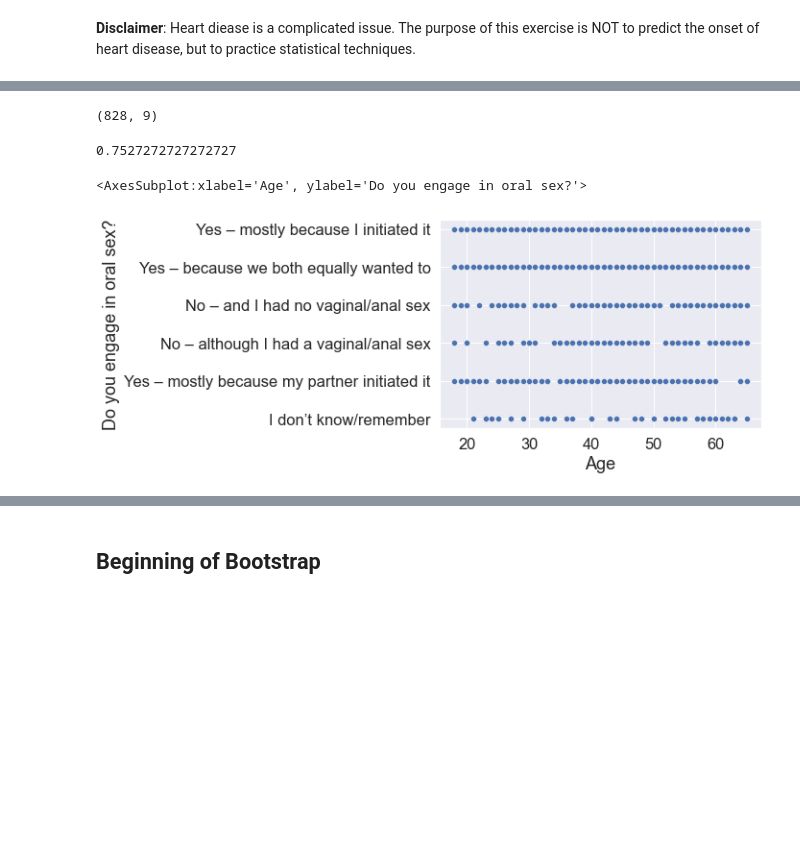
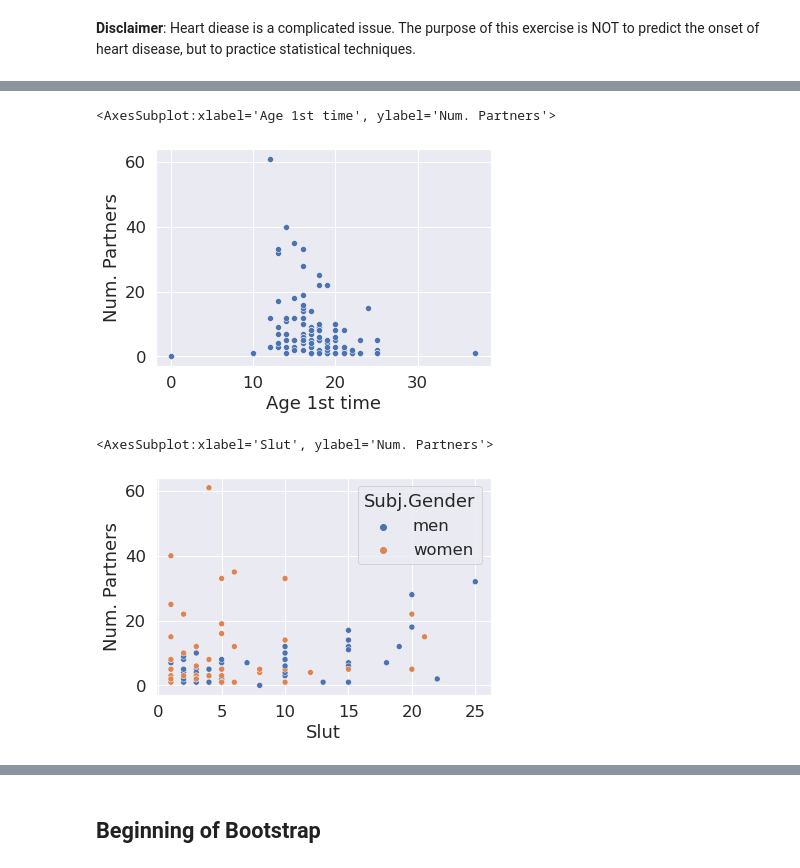
Before and after one commit to ml3ngineer/sampling_with_replacement, a Jupyter notebook: bootstrap/example.ipynb, the cells around one changed output, grey strips where cells are left out. Cells and saved outputs as stored; diff of their text form; code cells hidden in the pictures; blank space fills up the shorter version.

```diff
--- a/bootstrap/example.ipynb
+++ b/bootstrap/example.ipynb
@@ -78,13 +142,10 @@ df.shape
-# %%
-df[(df["Do you engage in oral sex?"] != "I don’t know/remember") & (df["Do you engage in oral sex?"] != "No – although I had a vaginal/anal sex") & (df["Do you engage in oral sex?"] != "No – and I had no vaginal/anal sex")].shape
-# %% [output]
-(828, 9)
-# %%
-828 / 1100
-# %% [output]
-0.7527272727272727
 # %%
-sns.scatterplot(data=df, x="Age", y="Do you engage in oral sex?")
+sns.scatterplot(data=df, x="Age 1st time", y="Num. Partners")
 # %% [output]
-<AxesSubplot:xlabel='Age', ylabel='Do you engage in oral sex?'>
+<AxesSubplot:xlabel='Age 1st time', ylabel='Num. Partners'>
-[figure, old version]
+[figure, new version]
+# %%
+sns.scatterplot(data=df, x="Slut", y="Num. Partners", hue="Subj.Gender")
+# %% [output]
+<AxesSubplot:xlabel='Slut', ylabel='Num. Partners'>
+[figure, added]
```
Also changed, not shown: parts of 17 cells of this notebook, 3 other files.
